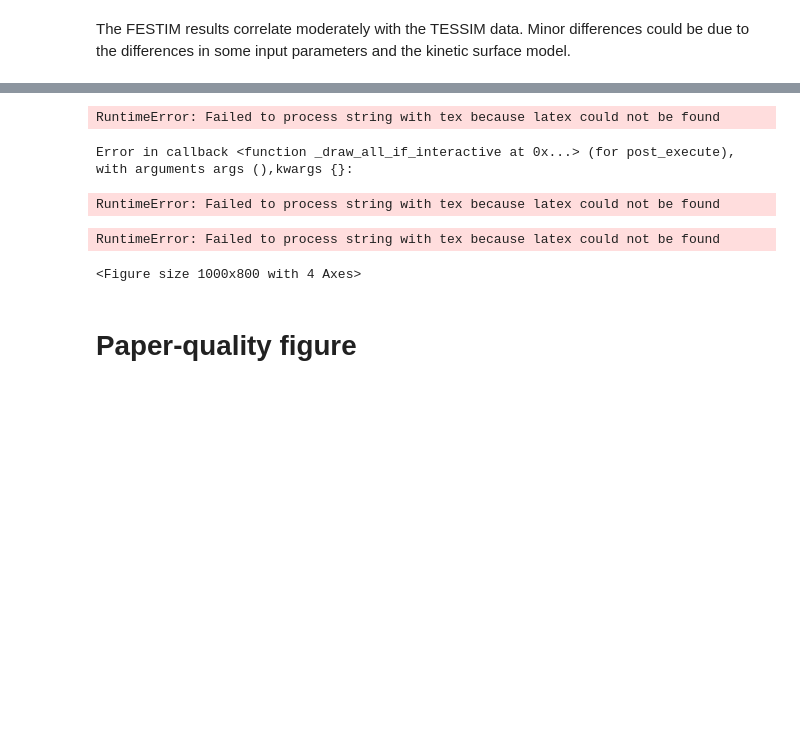
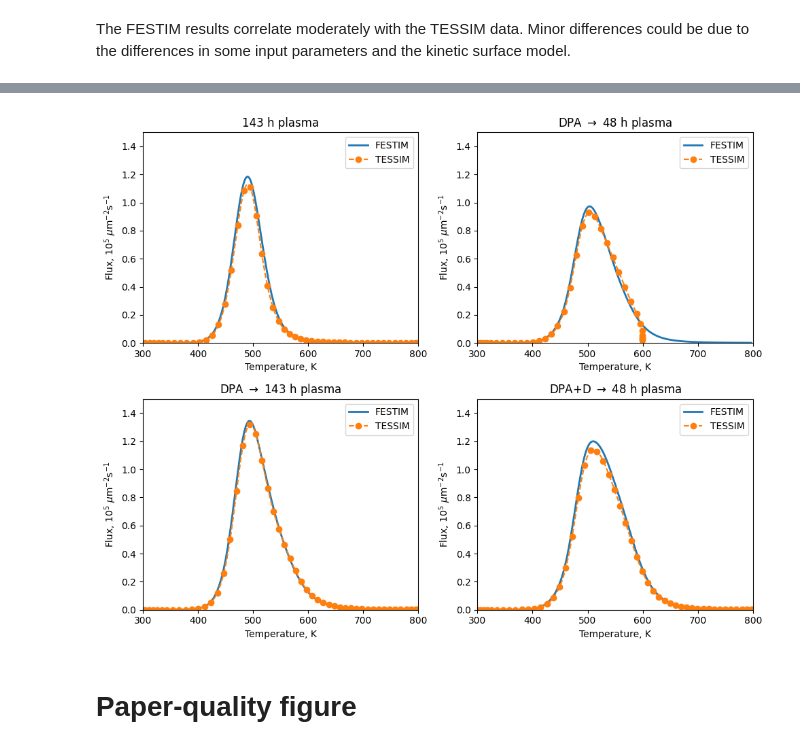
Before and after one commit to KulaginVladimir/FESTIM-SurfaceKinetics-Validation, a Jupyter notebook: D_EUROFER/D_EUROFER.ipynb, the cells around one changed output, grey strips where cells are left out. Saved outputs shown, nothing was run; the diff lists cells and outputs as text; code cells hidden in the pictures; blank space fills up the shorter version.

```diff
--- a/D_EUROFER/D_EUROFER.ipynb
+++ b/D_EUROFER/D_EUROFER.ipynb
@@ -493,13 +485,13 @@ for i, prms in enumerate(params):
     exp_label = prms["exp_data"]
 
     # TESSIM data
-    data = json.load(open(f"./reference_data/{exp_label}.json"))
+    TESSIM_data = json.load(open(f"./reference_data/{prms['exp_data']}.json"))
 
     ax[i].plot(T, FESTIM_flux / 1e17, lw=2, label="FESTIM")
 
     ax[i].plot(
-        np.array(data["temptab"]),
-        np.array(data["simflux"]) / 1e5,
+        np.array(TESSIM_data["temptab"]),
+        np.array(TESSIM_data["simflux"]) / 1e5,
         label=f"TESSIM",
         marker="o",
         ls="dashed",
@@ -523,8 +511,4 @@ ResourceWarning: Enable tracemalloc to get the object allocation traceback
-RuntimeError: Failed to process string with tex because latex could not be found
-Error in callback <function _draw_all_if_interactive at 0x...> (for post_execute), with arguments args (),kwargs {}:
-RuntimeError: Failed to process string with tex because latex could not be found
-RuntimeError: Failed to process string with tex because latex could not be found
-<Figure size 1000x800 with 4 Axes>
+[figure, added]
 # %% [markdown]
 # Paper-quality figure
 # %%
```
Also changed, not shown: parts of 6 cells of this notebook.
